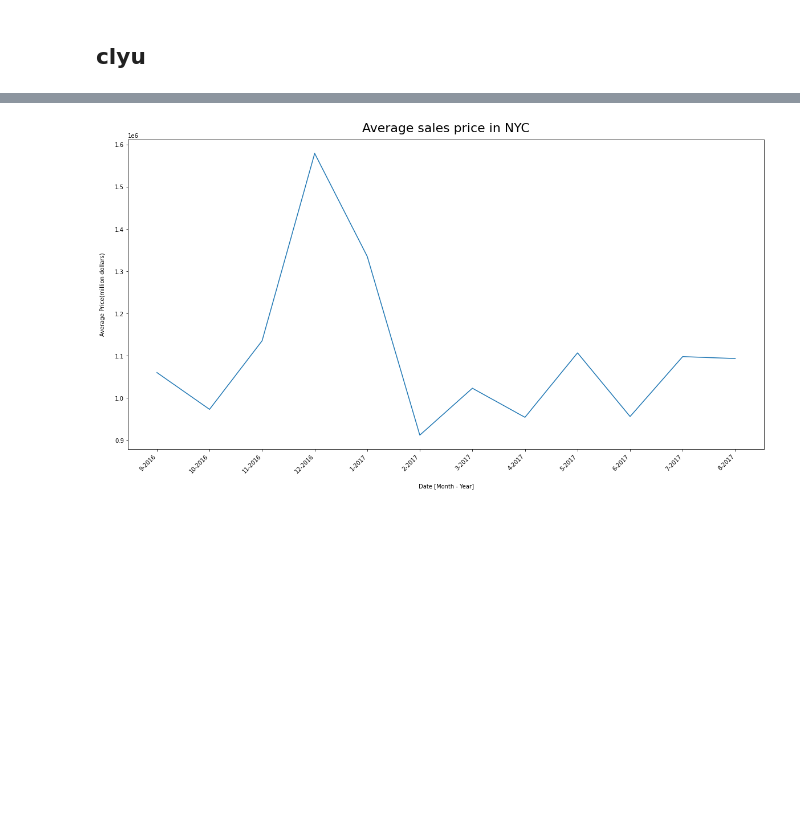
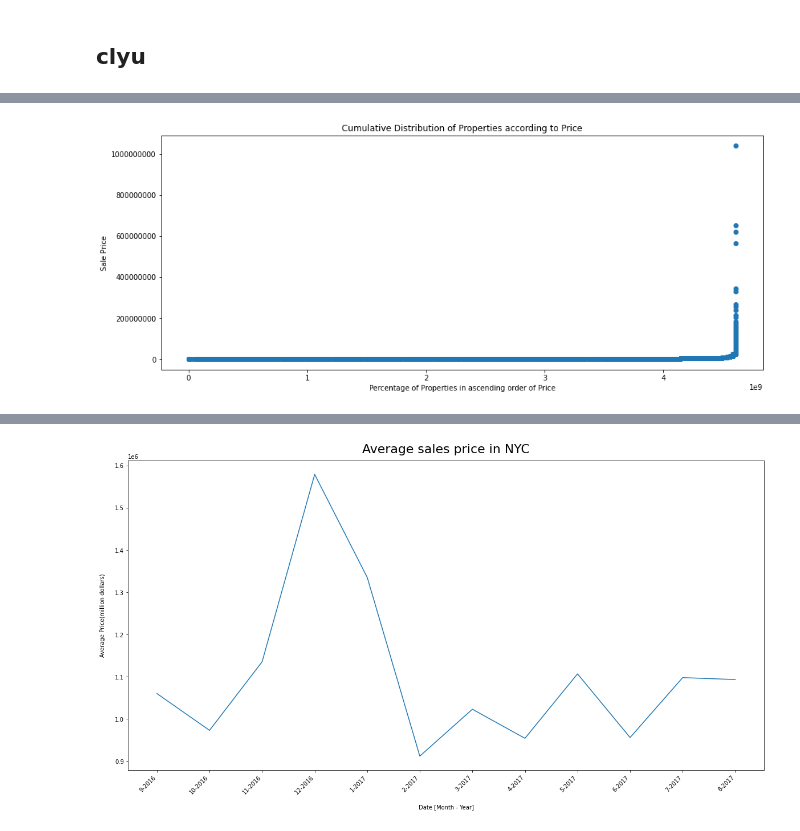
Before and after one commit to cylyu/ist718-project, a Jupyter notebook: Colab_Data_Loading_Example.ipynb, the cells around one changed output, grey strips where cells are left out. Cells and saved outputs as stored; diff of their text form; code cells hidden in the pictures; blank space fills up the shorter version.

```diff
--- a/Colab_Data_Loading_Example.ipynb
+++ b/Colab_Data_Loading_Example.ipynb
@@ -163,0 +147,29 @@ nyc_rolling_sales_pd=nyc_rolling_sales_df.toPandas()
+# %%
+#Set the size of the plot
+plt.figure(figsize=(15,6))
+
+from pyspark.sql.functions import monotonically_increasing_id
+
+
+
+
+
+
+#Get the data and format it
+x = df3.select('sale_price').sort('sale_price')
+df_index = x.select("*").withColumn("id", monotonically_increasing_id())
+
+total_index=df_index.count()
+price_pro=df_index.withColumn("property proportion",(col("id") +1)*100/total_index)
+price_pro_pd=price_pro.toPandas()
+
+
+# Plot the data and configure the settings
+plt.plot(price_pro_pd['property proportion'],price_pro_pd['sale_price'], linestyle='None', marker='o')
+plt.title('Cumulative Distribution of Properties according to Price')
+plt.xlabel('Percentage of Properties in ascending order of Price')
+plt.ylabel('Sale Price')
+plt.ticklabel_format(style='plain', axis='y')
+plt.show()
+# %% [output]
+[figure, added]
```
Also changed, not shown: parts of 23 cells of this notebook.
